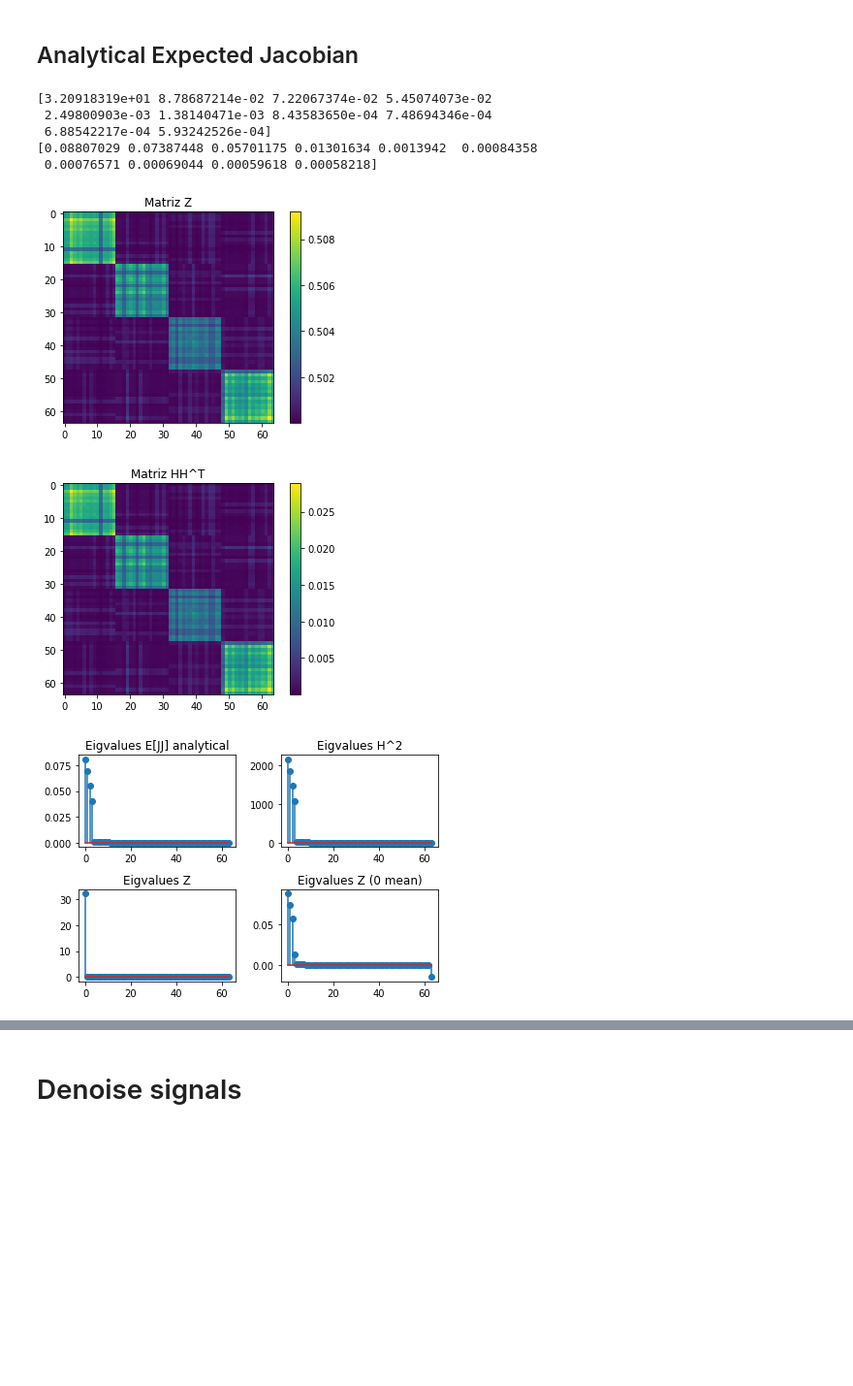
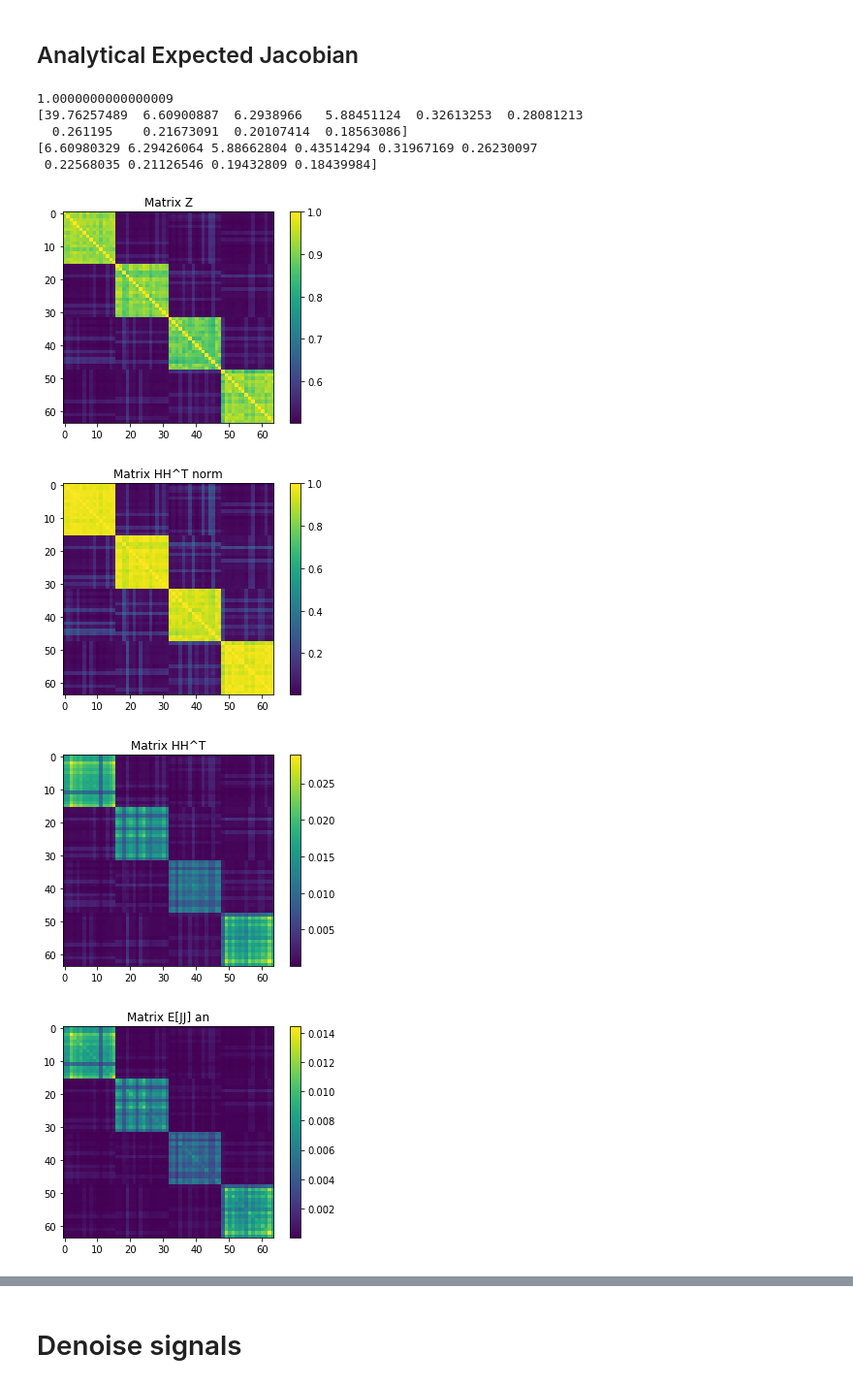
Before and after one commit to reysam93/Graph_Deep_Decoder, a Jupyter notebook: 2Layer_Decoder_Exps/analyzing_jacobian.ipynb, the cells around one changed output, grey strips where cells are left out. Shown at 97% size. Saved outputs shown, nothing was run; the diff lists cells and outputs as text; code cells hidden in the pictures; blank space fills up the shorter version.

Commit message:
using the correlation in the arccos

```diff
--- a/2Layer_Decoder_Exps/analyzing_jacobian.ipynb
+++ b/2Layer_Decoder_Exps/analyzing_jacobian.ipynb
@@ -274,10 +267,27 @@ plt.colorbar()
 # %%
 # Compute E[JJ]
-H_norm = H/np.linalg.norm(H)
-Z = 1-np.arccos(H_norm.dot(H_norm.T))/np.pi
+norm = 'row'
+only_H2_norm = False
+
+H2 = H.dot(H.T)
+
+if norm == 'Fro':
+    H_norm = H/np.linalg.norm(H)
+    H2_norm = H_norm.dot(H_norm.T)
+elif norm == 'max':
+    H2_norm = H2/np.max(H2)
+else:
+    H_norm = H/np.linalg.norm(H, axis=0)
+    H2_norm = H_norm.T.dot(H_norm)
+    print(np.max(H2_norm))
+    H2_norm[H2_norm>1]=1
+
+if only_H2_norm:
+    H2 = H2_norm
+
+Z = 1-np.arccos(H2_norm)/np.pi
 Z_0 = Z - np.mean(Z)
-
-E_JJ_an = 0.5*Z*(H_norm.dot(H_norm.T))
+E_JJ_an = 0.5*Z*(H2)
 
 # Get eigendecomposition
 L_H, V_H = utils.ordered_eig(H)
@@ -286,41 +296,50 @@ V_Z = utils.choose_eig_sign(V_Z, V_H)
 L_Z0, V_Z0 = utils.ordered_eig(Z_0)
 V_Z0 = utils.choose_eig_sign(V_Z0, V_H)
 L_E_JJ_an, V_E_JJ_an = utils.ordered_eig(E_JJ_an)
 V_E_JJ_an = utils.choose_eig_sign(V_E_JJ_an, V_H)
 
 # Plot matrices
 plt.figure()
 plt.imshow(Z)
 plt.colorbar()
-plt.title('Matriz Z')
+plt.title('Matrix Z')
 plt.figure()
-plt.imshow(H_norm.dot(H_norm.T))
+plt.imshow(H2_norm)
 plt.colorbar()
-plt.title('Matriz HH^T')
+plt.title('Matrix HH^T norm')
+plt.figure()
+plt.imshow(H.dot(H))
+plt.colorbar()
+plt.title('Matrix HH^T')
+plt.figure()
+plt.imshow(E_JJ_an)
+plt.colorbar()
+plt.title('Matrix E[JJ] an')
 
 # Compare eigenvalues
 plt.figure()
 plt.subplot(221)
 plt.stem(L_E_JJ_an)
 plt.title('Eigvalues E[JJ] analytical')
 plt.subplot(222)
 plt.stem(L_H**2)
 plt.title('Eigvalues H^2')
 plt.subplot(223)
 plt.stem(L_Z)
 plt.title('Eigvalues Z')
 plt.subplot(224)
 plt.stem(L_Z0)
 plt.title('Eigvalues Z (0 mean)')
 plt.tight_layout()
 print(L_Z[:10])
 print(L_Z0[:10])
 # %% [output]
-[3.20918319e+01 8.78687214e-02 7.22067374e-02 5.45074073e-02
- 2.49800903e-03 1.38140471e-03 8.43583650e-04 7.48694346e-04
- 6.88542217e-04 5.93242526e-04]
-[0.08807029 0.07387448 0.05701175 0.01301634 0.0013942  0.00084358
- 0.00076571 0.00069044 0.00059618 0.00058218]
+1.0000000000000009
+[39.76257489  6.60900887  6.2938966   5.88451124  0.32613253  0.28081213
+  0.261195    0.21673091  0.20107414  0.18563086]
+[6.60980329 6.29426064 5.88662804 0.43514294 0.31967169 0.26230097
+ 0.22568035 0.21126546 0.19432809 0.18439984]
-[figure, old version]
+[figure, new version]
-[figure, old version]
+[figure, new version]
-[figure, old version]
+[figure, new version]
+[figure, added]
```
Also changed, not shown: parts of 15 cells of this notebook, 2 other files.
